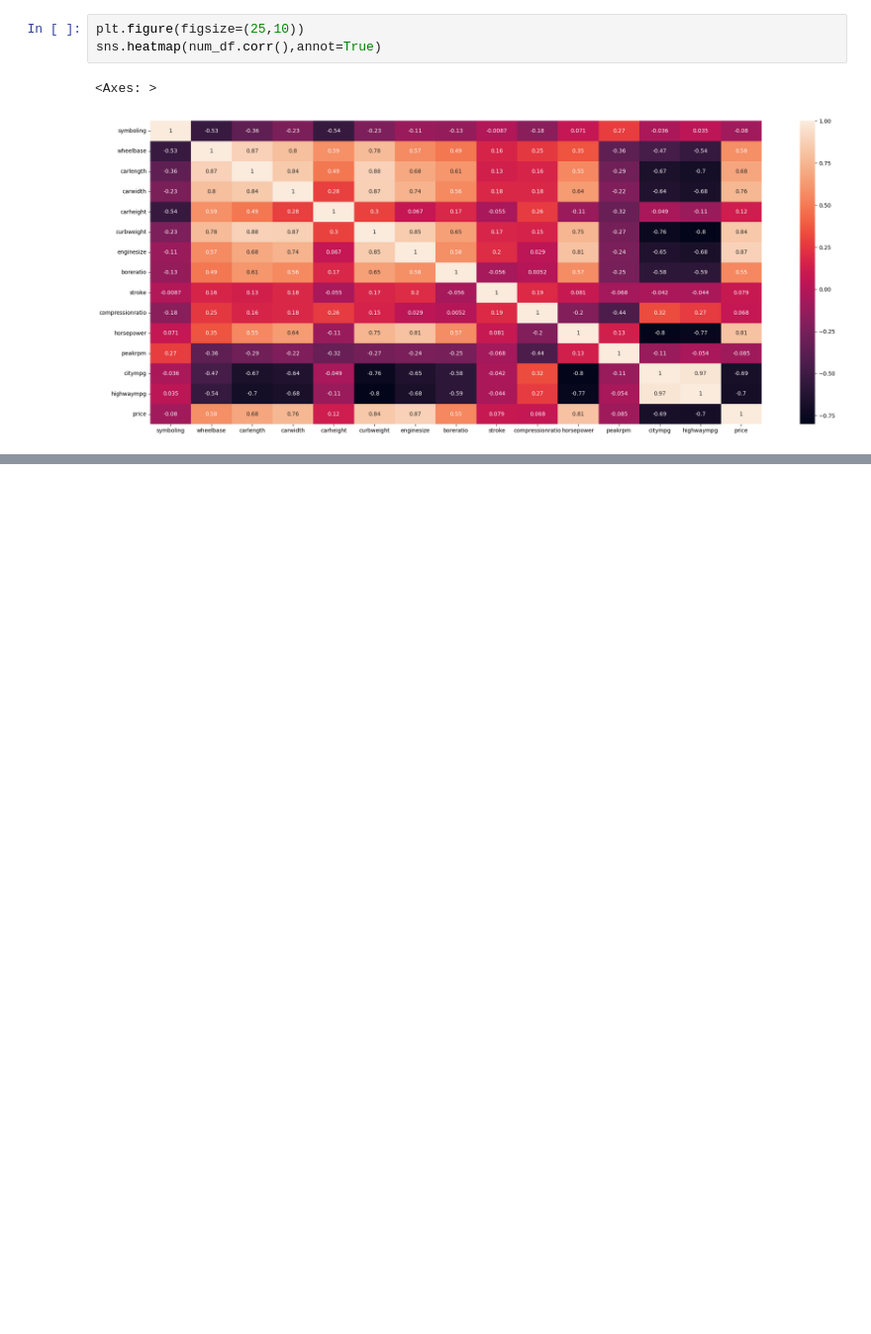
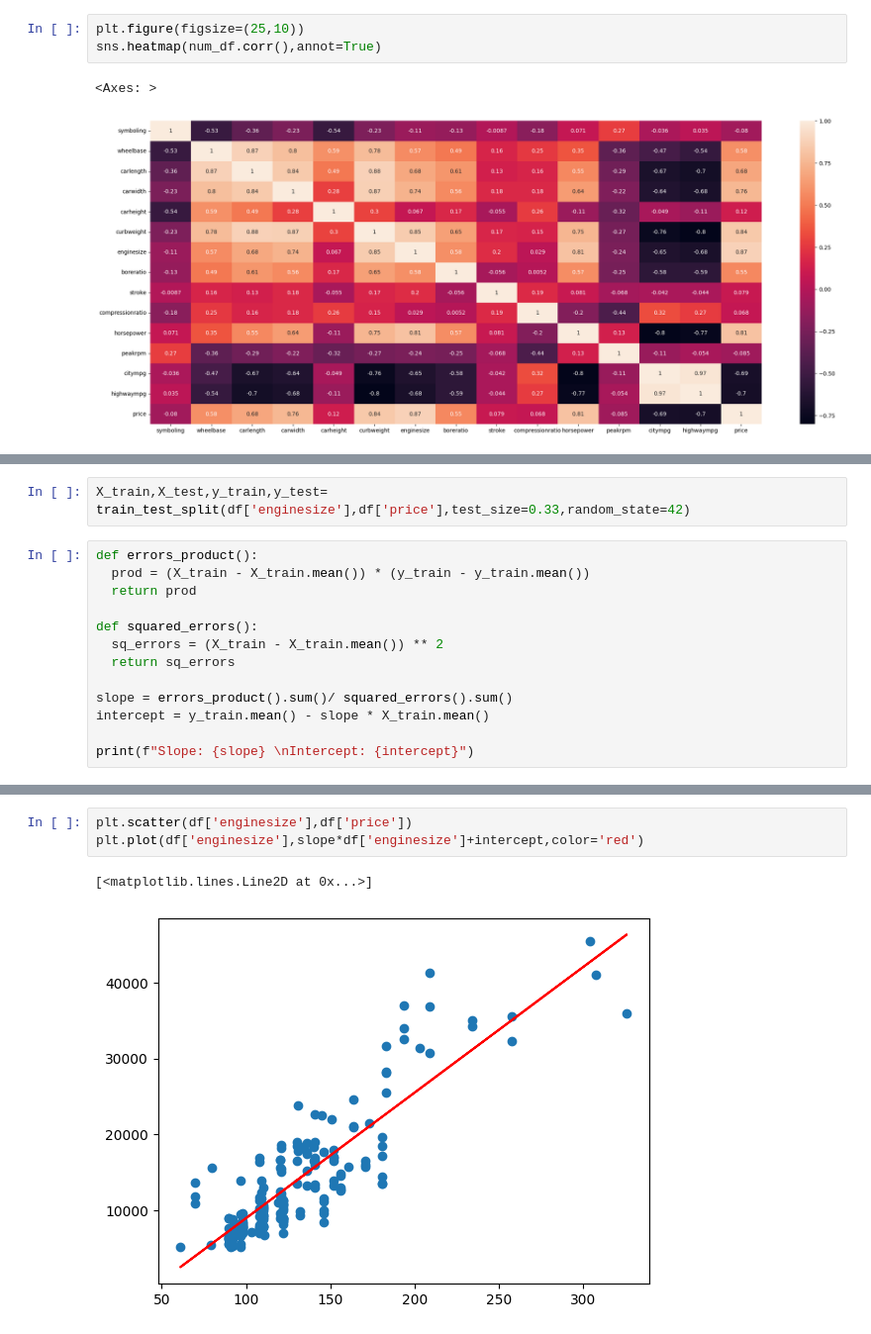
Before and after one commit to JXPJXT/MLNoteBooks, a Jupyter notebook: LinearRegression.ipynb, the cells around one changed output, grey strips where cells are left out. Shown: that part at 99% size. Cells and saved outputs as stored; diff of their text form; blank space fills up the shorter version.

```diff
--- a/LinearRegression.ipynb
+++ b/LinearRegression.ipynb
@@ -177,0 +322,15 @@ sns.heatmap(num_df.corr(),annot=True)
+# %%
+X_train,X_test,y_train,y_test= train_test_split(df['enginesize'],df['price'],test_size=0.33,random_state=42)
+# %%
+def errors_product():
+  prod = (X_train - X_train.mean()) * (y_train - y_train.mean())
+  return prod
+
+def squared_errors():
+  sq_errors = (X_train - X_train.mean()) ** 2
+  return sq_errors
+
+slope = errors_product().sum()/ squared_errors().sum()
+intercept = y_train.mean() - slope * X_train.mean()
+
+print(f"Slope: {slope} \nIntercept: {intercept}")
@@ -177,0 +348,6 @@ sns.heatmap(num_df.corr(),annot=True)
+# %%
+plt.scatter(df['enginesize'],df['price'])
+plt.plot(df['enginesize'],slope*df['enginesize']+intercept,color='red')
+# %% [output]
+[<matplotlib.lines.Line2D at 0x...>]
+[figure, added]
```
Also changed, not shown: parts of 19 cells of this notebook.
